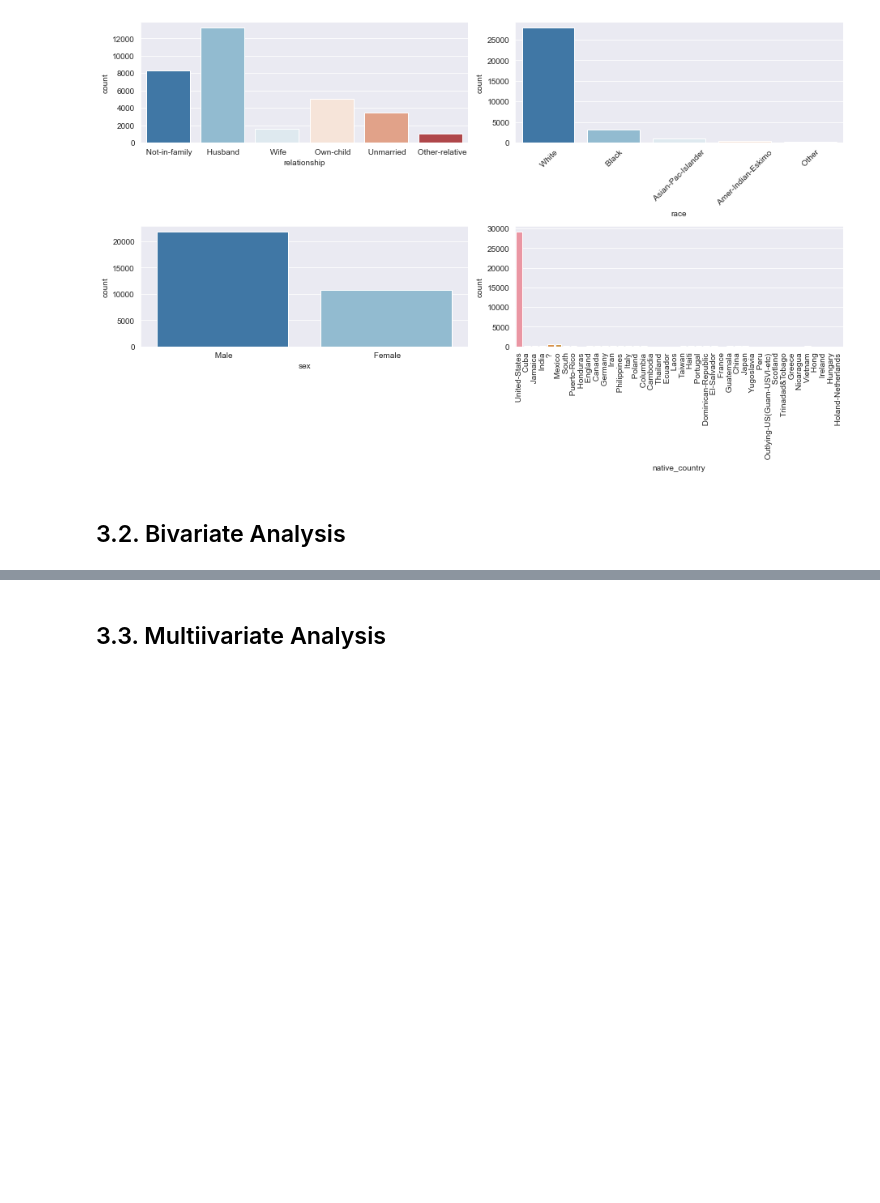
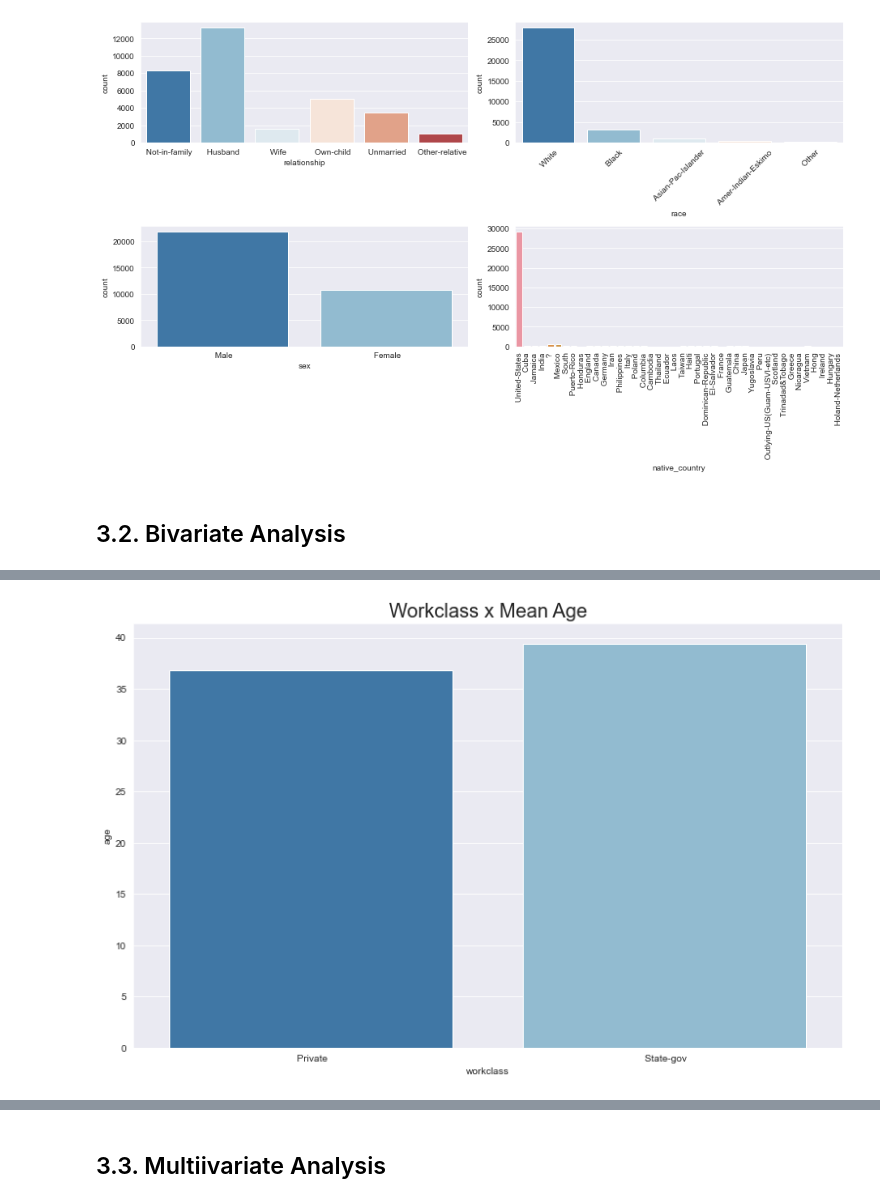
Before and after one commit to Marcoslsl/CensusClassifier, a Jupyter notebook: Classifier_census.ipynb, the cells around one changed output, grey strips where cells are left out. Saved outputs shown, nothing was run; the diff lists cells and outputs as text; code cells hidden in the pictures; blank space fills up the shorter version.

```diff
--- a/Classifier_census.ipynb
+++ b/Classifier_census.ipynb
@@ -307,0 +348,5 @@ plt.tight_layout()
+# %%
+sns.barplot( data=df_aux01, x='workclass', y='age' )
+plt.title( 'Workclass x Mean Age', fontsize=20 );
+# %% [output]
+[figure, added]
```
Also changed, not shown: parts of 28 cells of this notebook.
